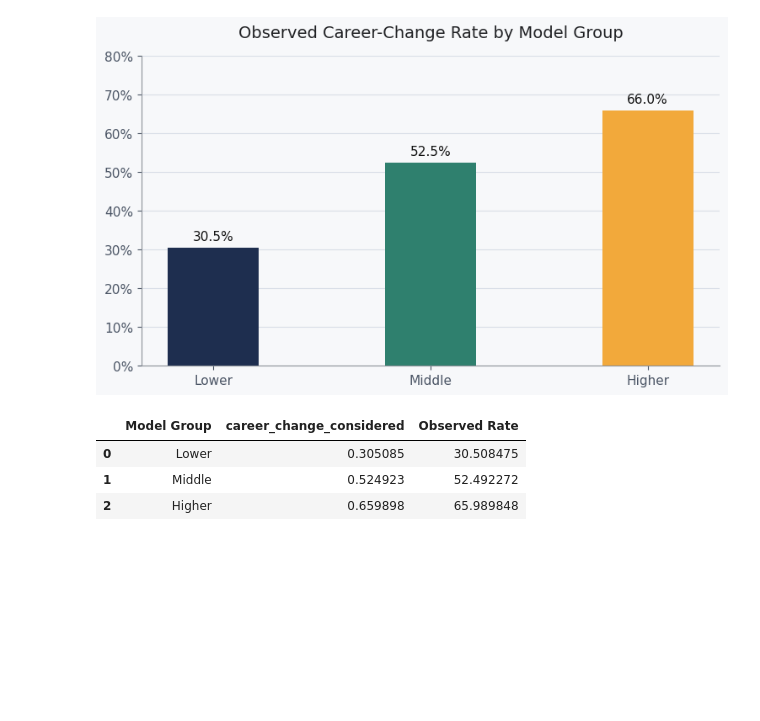
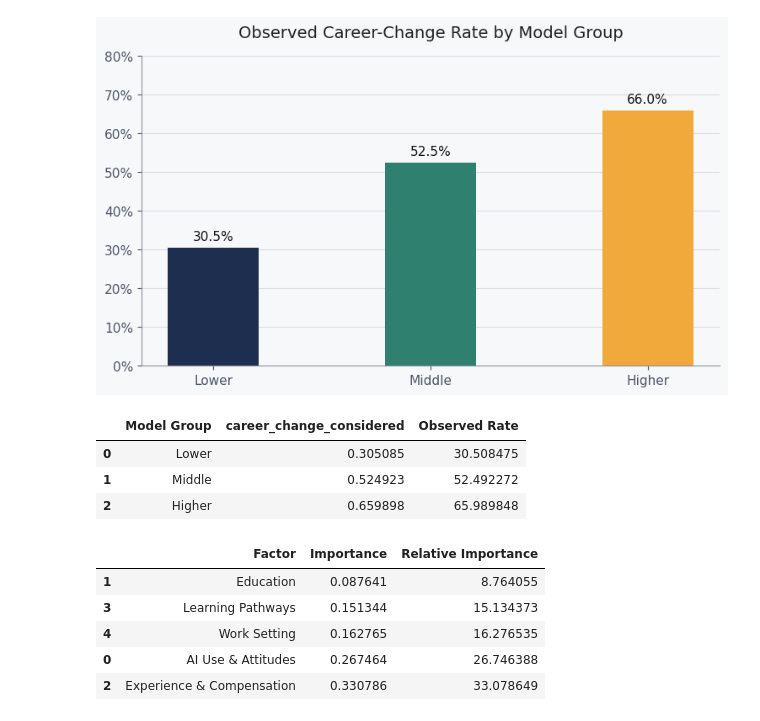
Before and after one commit to S-Shockley/building-digital-talent, a Jupyter notebook: notebooks/03_modeling.ipynb, the cells around one changed output. Cells and saved outputs as stored; diff of their text form; code cells hidden in the pictures; blank space fills up the shorter version.

```diff
--- a/notebooks/03_modeling.ipynb
+++ b/notebooks/03_modeling.ipynb
@@ -1370,3 +1402,103 @@ band_summary
 | 0 | Lower | 0.305085 | 30.508475 |
 | 1 | Middle | 0.524923 | 52.492272 |
 | 2 | Higher | 0.659898 | 65.989848 |
+# %%
+import os
+import pandas as pd
+import matplotlib.pyplot as plt
+import matplotlib.ticker as mtick
+
+os.makedirs("img", exist_ok=True)
+
+# ------------------------------------------------------------
+# Pull feature names and importances from the trained model
+
+
+# This assumes your fitted pipeline is named rf_classifier
+# and has steps named "preprocessor" and "model"
+preprocessor = rf_classifier.named_steps["preprocessor"]
+model = rf_classifier.named_steps["model"]
+
+feature_names = preprocessor.get_feature_names_out()
+feature_importances = model.feature_importances_
+
+importance_df = pd.DataFrame({
+    "Feature": feature_names,
+    "Importance": feature_importances
+})
+
+# ------------------------------------------------------------
+# Map individual model features into broader factor groups
+
+def assign_factor_group(feature_name):
+    feature_name = feature_name.lower()
+
+    if (
+        "yearscode" in feature_name
+        or "workexp" in feature_name
+        or "salary" in feature_name
+        or "convertedcompyearly" in feature_name
+    ):
+        return "Experience & Compensation"
+
+    elif (
+        "aithreat" in feature_name
+        or "aiselect" in feature_name
+        or "learned_ai" in feature_name
+    ):
+        return "AI Use & Attitudes"
+
+    elif (
+        "learned_online_courses" in feature_name
+        or "learned_school" in feature_name
+        or "learned_bootcamp" in feature_name
+        or "learned_docs" in feature_name
+        or "learned_on_job" in feature_name
+        or "learned_books" in feature_name
+        or "learned_videos" in feature_name
+    ):
+        return "Learning Pathways"
+
+    elif (
+        "remotework" in feature_name
+        or "orgsize" in feature_name
+    ):
+        return "Work Setting"
+
+    elif "edlevel" in feature_name:
+        return "Education"
+
+    else:
+        return "Other"
+
+importance_df["Factor"] = importance_df["Feature"].apply(assign_factor_group)
+
+# ------------------------------------------------------------
+#  Sum importances by factor group
+
+
+factor_df = (
+    importance_df
+    .groupby("Factor", as_index=False)["Importance"]
+    .sum()
+)
+
+# Optional: remove "Other" if it appears and is tiny/unwanted
+factor_df = factor_df[factor_df["Factor"] != "Other"].copy()
+
+# Convert to percent of total displayed importance
+factor_df["Relative Importance"] = (
+    factor_df["Importance"] / factor_df["Importance"].sum() * 100
+)
+
+# Keep order from smallest to largest so largest appears at bottom
+factor_df = factor_df.sort_values("Relative Importance", ascending=True)
+
+factor_df
+# %% [output]
+|  | Factor | Importance | Relative Importance |
+| 1 | Education | 0.087641 | 8.764055 |
+| 3 | Learning Pathways | 0.151344 | 15.134373 |
+| 4 | Work Setting | 0.162765 | 16.276535 |
+| 0 | AI Use & Attitudes | 0.267464 | 26.746388 |
+| 2 | Experience & Compensation | 0.330786 | 33.078649 |
```
Also changed, not shown: parts of 7 cells of this notebook, 3 other files.
